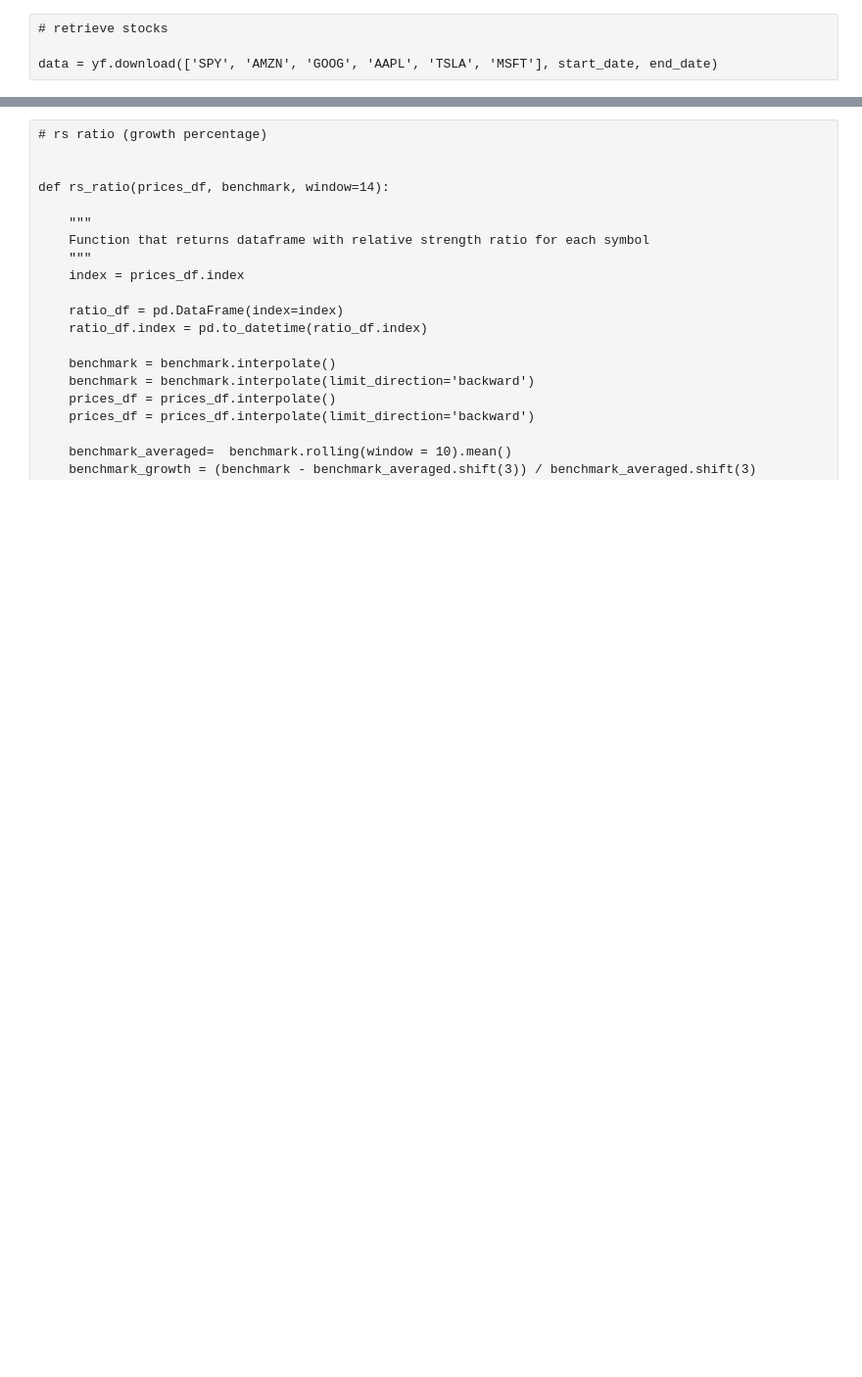
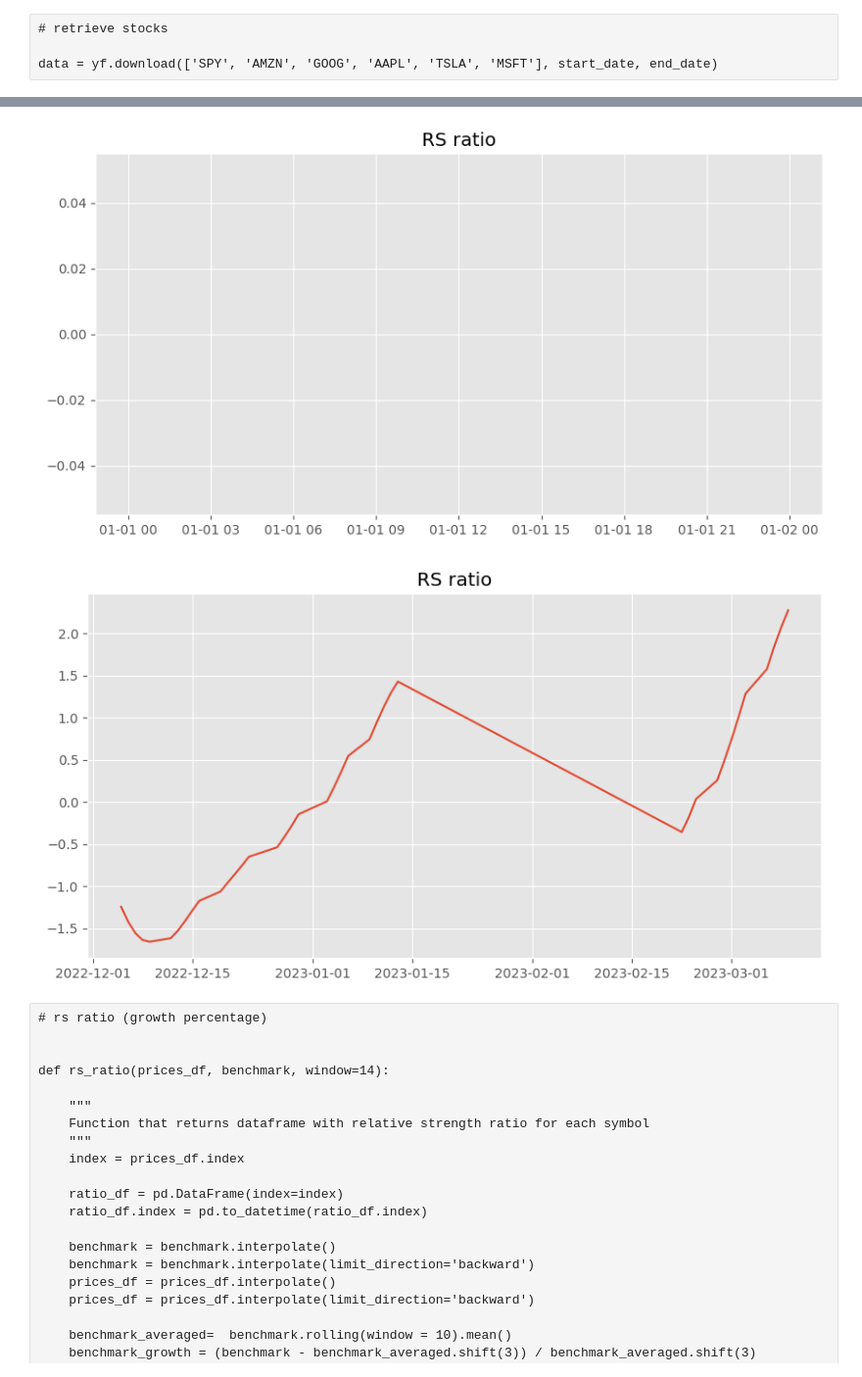
Before and after one commit to piegarroni/RRG_dashboard, a Jupyter notebook: data_analysis.ipynb, the cells around one changed output, grey strips where cells are left out. Shown at 98% size. Saved outputs shown, nothing was run; the diff lists cells and outputs as text; code cells hidden in the pictures; blank space fills up the shorter version.

```diff
--- a/data_analysis.ipynb
+++ b/data_analysis.ipynb
@@ -112,3 +112,58 @@ plt.show()
+# %%
+# trial dashboard
+
+def rs_ratio(prices_df, benchmark, window=10):
+
+    """
+    Function that returns dataframe with relative strength ratio for each symbol
+    """
+
+    # create new dataframe
+    index = prices_df.index
+    ratio_df = pd.DataFrame(index=index)
+    ratio_df.index = pd.to_datetime(ratio_df.index)
+
+    benchmark = benchmark.rolling(6).mean()
+
+    for column in prices_df:
+        series = prices_df[column].rolling(6).mean()
+
+
+        rs_ratio = [np.nan for i in range(int(window * 3.5))]
+
+        for i in range(int(window * 3.5), len(prices_df)):
+
+            series_subset = series[: i+1]
+            benchmark_subset = benchmark[: i+1]
+            rs = (series_subset / benchmark_subset) * 100
+            rs = rs.rolling(window).mean()
+
+            ratio = (rs[i] - rs[int(-window * 3.5) : i-1].mean()) / rs[int(-window * 3.5) : i-1].std() +1
+            rs_ratio.append(ratio)
+
+        rs_ratio = pd.Series(rs_ratio, index = index)
+
+        rs_ratio = rs_ratio.rolling(12).mean()
+
+        ratio_df[f'{column}_ratio'] = rs_ratio
+
+    ratio_df.dropna(axis=0, how='all', inplace=True)
+    return ratio_df
+
+ratio_df = rs_ratio(data['Adj Close'], data[('Adj Close', 'SPY')])
+#plt.plot(data[('Adj Close', '^TNX')])
+
+plt.figure(figsize=[10, 5])
+plt.plot(ratio_df['GC=F_ratio'][:40])
+plt.title('RS ratio')
+plt.show()
+plt.figure(figsize=[10, 5])
+plt.plot(ratio_df['^TNX_ratio'][-40:])
+plt.title('RS ratio')
+plt.show()
+# %% [output]
+[figure, added]
+[figure, added]
 # %% [raw]
 # rs ratio (growth percentage)
 
```
Also changed, not shown: parts of 3 cells of this notebook, 1 other file.
